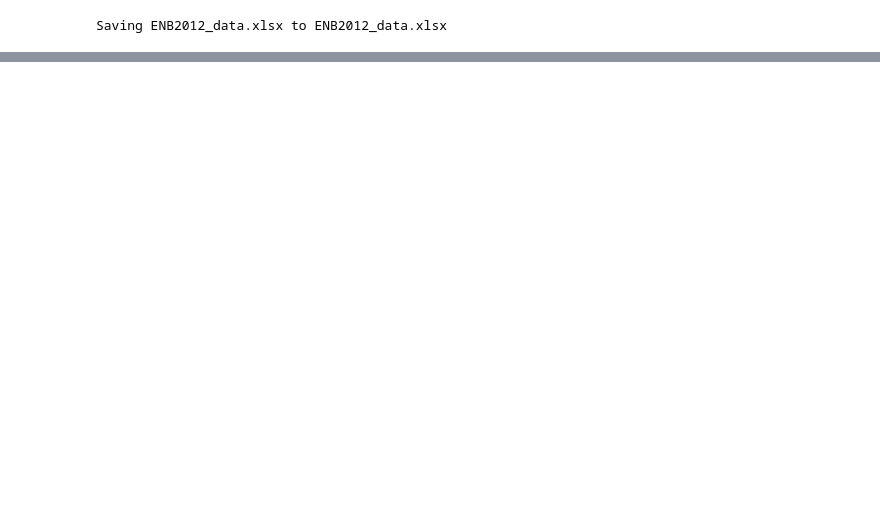
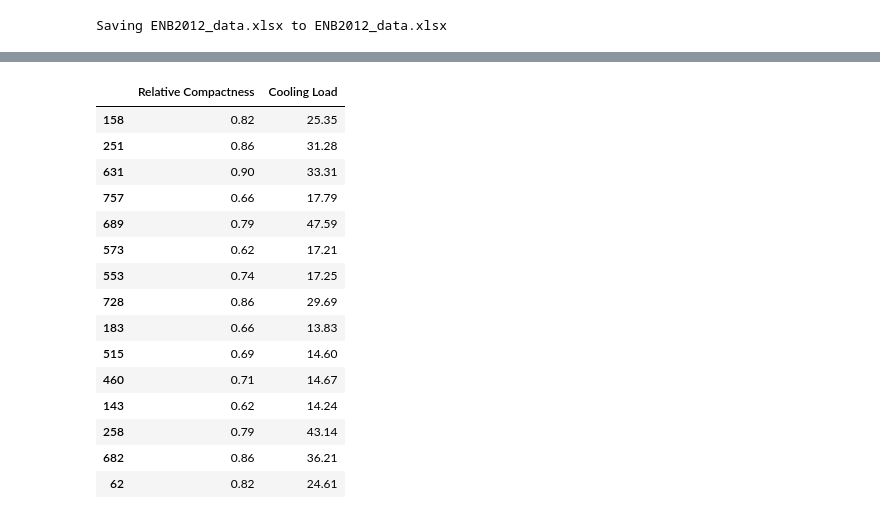
Before and after one commit to Njeri-Gitome/DS_Track, a Jupyter notebook: Machine_Learning_Regression.ipynb, the cells around one changed output, grey strips where cells are left out. Saved outputs shown, nothing was run; the diff lists cells and outputs as text; code cells hidden in the pictures; blank space fills up the shorter version.

```diff
--- a/Machine_Learning_Regression.ipynb
+++ b/Machine_Learning_Regression.ipynb
@@ -22,0 +46,22 @@ df = pd.read_excel('ENB2012_data.xlsx')
+# %%
+#Select a sample of the dataset
+
+simpleLinearRegressionDF =df[['Relative Compactness','Cooling Load']].sample(15, random_state = 2)
+simpleLinearRegressionDF
+# %% [output]
+|  | Relative Compactness | Cooling Load |
+| 158 | 0.82 | 25.35 |
+| 251 | 0.86 | 31.28 |
+| 631 | 0.90 | 33.31 |
+| 757 | 0.66 | 17.79 |
+| 689 | 0.79 | 47.59 |
+| 573 | 0.62 | 17.21 |
+| 553 | 0.74 | 17.25 |
+| 728 | 0.86 | 29.69 |
+| 183 | 0.66 | 13.83 |
+| 515 | 0.69 | 14.60 |
+| 460 | 0.71 | 14.67 |
+| 143 | 0.62 | 14.24 |
+| 258 | 0.79 | 43.14 |
+| 682 | 0.86 | 36.21 |
+| 62 | 0.82 | 24.61 |
```
Also changed, not shown: parts of 4 cells of this notebook.
